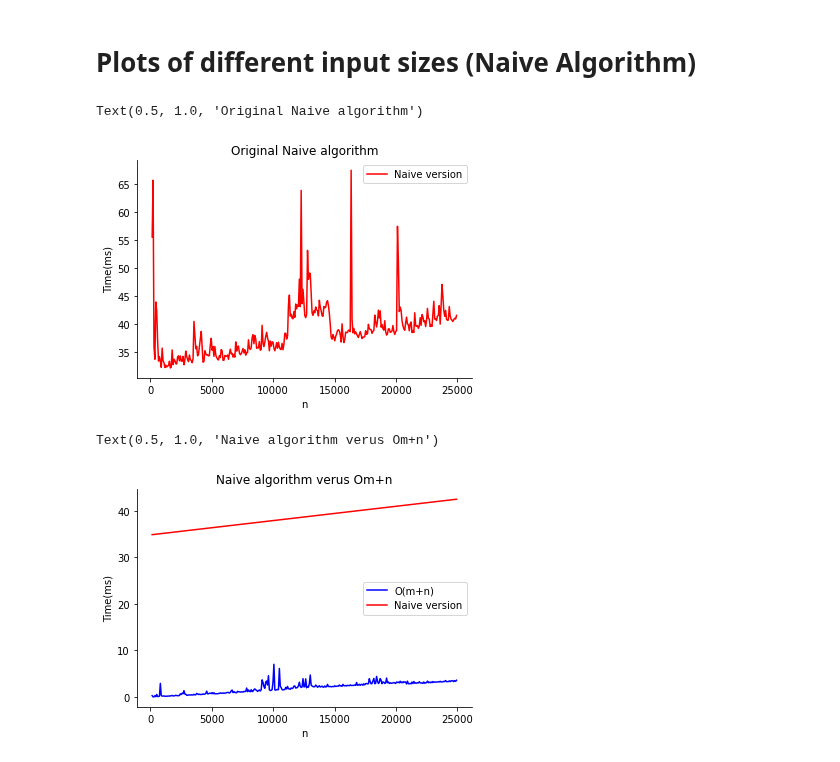
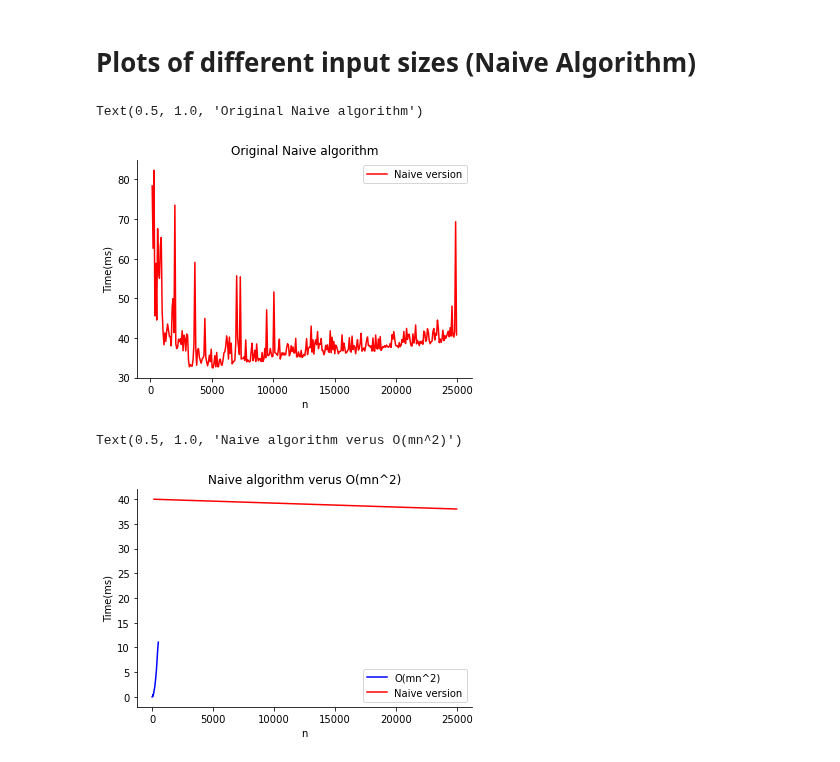
Before and after one commit to joshmed27/cosc320GroupProject, a Jupyter notebook: Analysis/NaiveAlgorithm.ipynb, the cells around one changed output. Drawn from its saved outputs; the diff is of its cells as text; code cells hidden in the pictures.

Commit message:
Graph fix

```diff
--- a/Analysis/NaiveAlgorithm.ipynb
+++ b/Analysis/NaiveAlgorithm.ipynb
@@ -81,7 +81,7 @@ implementation(sample)
 # Plots of different input sizes (Naive Algorithm)
 # %%
 from tryItABunch import tryItABunch
-nValuesNaive, tValuesNaive = tryItABunch(implementation, startN = 148, endN = 25000, stepSize=74, numTrials=5, listMax = 10)
+nValuesNaive, tValuesNaive = tryItABunch(implementation, startN = 148, endN = 25000, stepSize=74, numTrials=5)
 # %%
 plt.plot(nValuesNaive, tValuesNaive,color="red", label="Naive version")
 plt.xlabel("n")
@@ -90,19 +90,19 @@ plt.legend()
 plt.title("Original Naive algorithm")
 # %% [output]
 Text(0.5, 1.0, 'Original Naive algorithm')
-[figure, old version]
+[figure, new version]
 # %%
 from tryItABunch2 import tryItABunch2
-nValuesNaive2, tValuesNaive2 = tryItABunch2(startN = 148, endN = 25000, stepSize=74, numTrials=5)
+nValuesNaive2, tValuesNaive2 = tryItABunch2(numTrials=20)
 # %%
 m, b = np.polyfit(nValuesNaive, tValuesNaive, 1)
 nValuesNaiveNP = np.array(nValuesNaive)
-plt.plot(nValuesNaive2, tValuesNaive2,color="blue", label="O(m+n)")
+plt.plot(nValuesNaive2, tValuesNaive2,color="blue", label="O(mn^2)")
 plt.plot(nValuesNaive, m*nValuesNaiveNP+ b,color="red", label="Naive version")
 plt.xlabel("n")
 plt.ylabel("Time(ms)")
 plt.legend()
-plt.title("Naive algorithm verus O(m+n)")
+plt.title("Naive algorithm verus O(mn^2)")
 # %% [output]
-Text(0.5, 1.0, 'Naive algorithm verus Om+n')
+Text(0.5, 1.0, 'Naive algorithm verus O(mn^2)')
-[figure, old version]
+[figure, new version]
```
Also changed, not shown: parts of 2 cells of this notebook, 4 other files.
